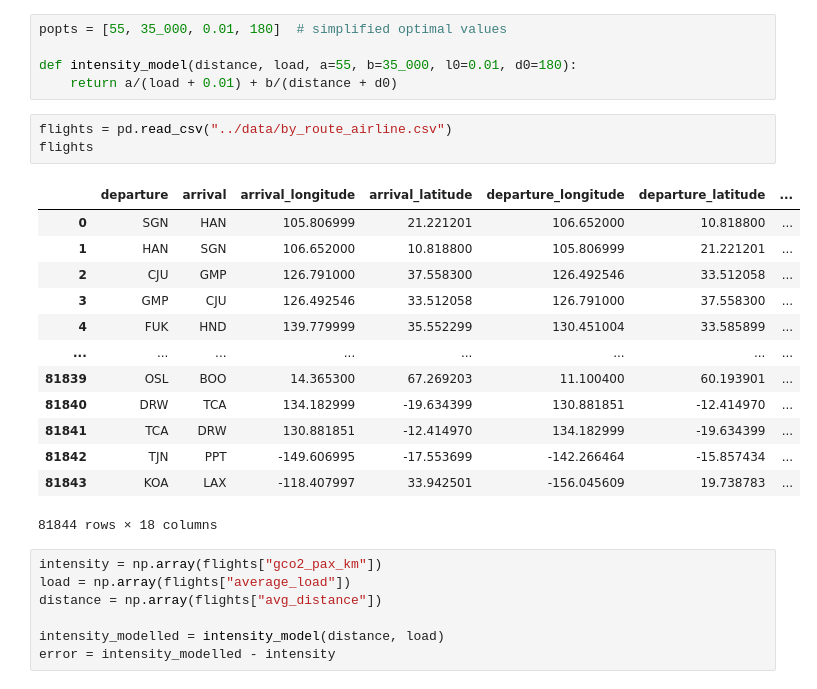
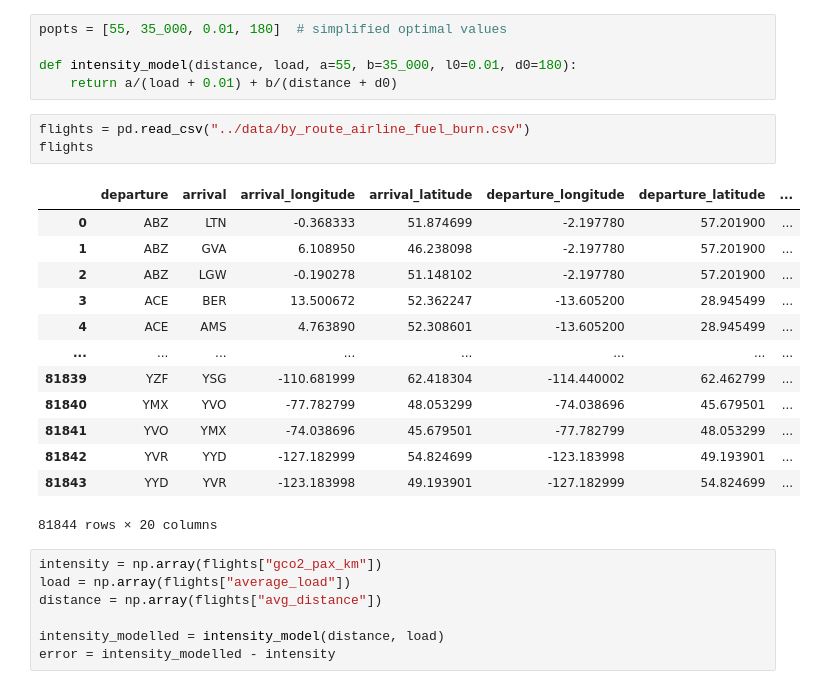
Before and after one commit to jorgecardleitao/aviation, a Jupyter notebook: plots/relative_intensity.ipynb, the cells around one changed output. Drawn from its saved outputs; the diff is of its cells as text.

Commit message:
fuel burn updates

```diff
--- a/plots/relative_intensity.ipynb
+++ b/plots/relative_intensity.ipynb
@@ -18,22 +18,22 @@ popts = [55, 35_000, 0.01, 180]  # simplified optimal values
 def intensity_model(distance, load, a=55, b=35_000, l0=0.01, d0=180):
     return a/(load + 0.01) + b/(distance + d0)
 # %%
-flights = pd.read_csv("../data/by_route_airline.csv")
+flights = pd.read_csv("../data/by_route_airline_fuel_burn.csv")
 flights
 # %% [output]
 |  | departure | arrival | arrival_longitude | arrival_latitude | departure_longitude | departure_latitude | ... |
-| 0 | SGN | HAN | 105.806999 | 21.221201 | 106.652000 | 10.818800 | ... |
-| 1 | HAN | SGN | 106.652000 | 10.818800 | 105.806999 | 21.221201 | ... |
-| 2 | CJU | GMP | 126.791000 | 37.558300 | 126.492546 | 33.512058 | ... |
-| 3 | GMP | CJU | 126.492546 | 33.512058 | 126.791000 | 37.558300 | ... |
-| 4 | FUK | HND | 139.779999 | 35.552299 | 130.451004 | 33.585899 | ... |
+| 0 | ABZ | LTN | -0.368333 | 51.874699 | -2.197780 | 57.201900 | ... |
+| 1 | ABZ | GVA | 6.108950 | 46.238098 | -2.197780 | 57.201900 | ... |
+| 2 | ABZ | LGW | -0.190278 | 51.148102 | -2.197780 | 57.201900 | ... |
+| 3 | ACE | BER | 13.500672 | 52.362247 | -13.605200 | 28.945499 | ... |
+| 4 | ACE | AMS | 4.763890 | 52.308601 | -13.605200 | 28.945499 | ... |
 | ... | ... | ... | ... | ... | ... | ... | ... |
-| 81839 | OSL | BOO | 14.365300 | 67.269203 | 11.100400 | 60.193901 | ... |
-| 81840 | DRW | TCA | 134.182999 | -19.634399 | 130.881851 | -12.414970 | ... |
-| 81841 | TCA | DRW | 130.881851 | -12.414970 | 134.182999 | -19.634399 | ... |
-| 81842 | TJN | PPT | -149.606995 | -17.553699 | -142.266464 | -15.857434 | ... |
-| 81843 | KOA | LAX | -118.407997 | 33.942501 | -156.045609 | 19.738783 | ... |
+| 81839 | YZF | YSG | -110.681999 | 62.418304 | -114.440002 | 62.462799 | ... |
+| 81840 | YMX | YVO | -77.782799 | 48.053299 | -74.038696 | 45.679501 | ... |
+| 81841 | YVO | YMX | -74.038696 | 45.679501 | -77.782799 | 48.053299 | ... |
+| 81842 | YVR | YYD | -127.182999 | 54.824699 | -123.183998 | 49.193901 | ... |
+| 81843 | YYD | YVR | -123.183998 | 49.193901 | -127.182999 | 54.824699 | ... |
-81844 rows × 18 columns
+81844 rows × 20 columns
 # %%
 intensity = np.array(flights["gco2_pax_km"])
 load = np.array(flights["average_load"])
```
Also changed, not shown: parts of 1 cell of this notebook, 4 other files.
